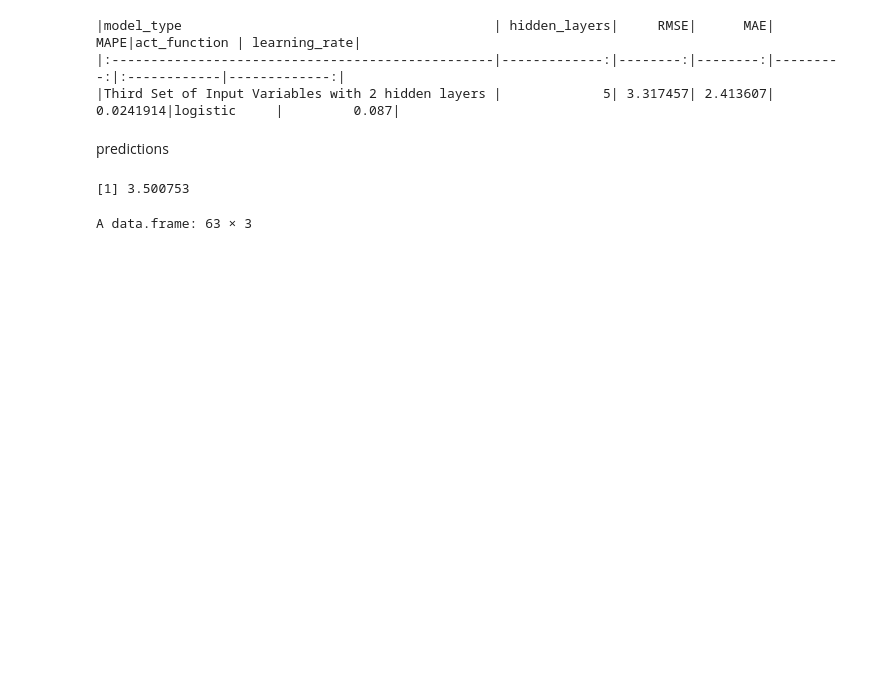
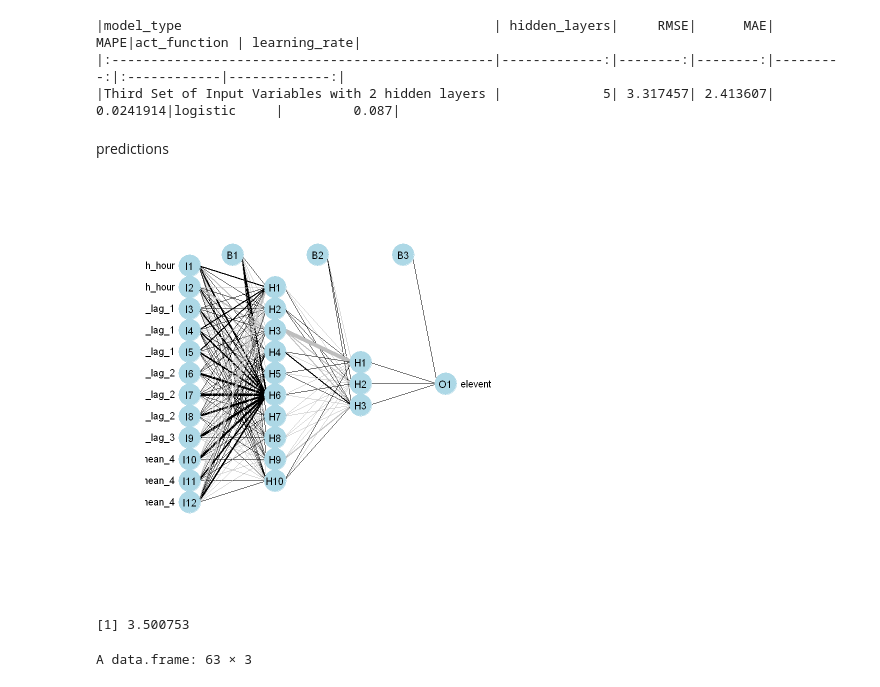
Before and after one commit to Saranga99/DM-ML, a Jupyter notebook: coursework/CW_Q2.ipynb, the cells around one changed output. Cells and saved outputs as stored; diff of their text form; code cells hidden in the pictures; blank space fills up the shorter version.

```diff
--- a/coursework/CW_Q2.ipynb
+++ b/coursework/CW_Q2.ipynb
@@ -811,6 +815,10 @@ results_df <- data.frame(
     date = df_full[431:493,]$Dates,
     actual = truth_column,
     predicted = predicted_column)
+# %%
+plotnet(best_nn)
+# %% [output]
+[figure, added]
 # %%
 rmse(truth_column,predicted_column)
 # %% [output]
```
Also changed, not shown: parts of 3 cells of this notebook, 2 other files.
